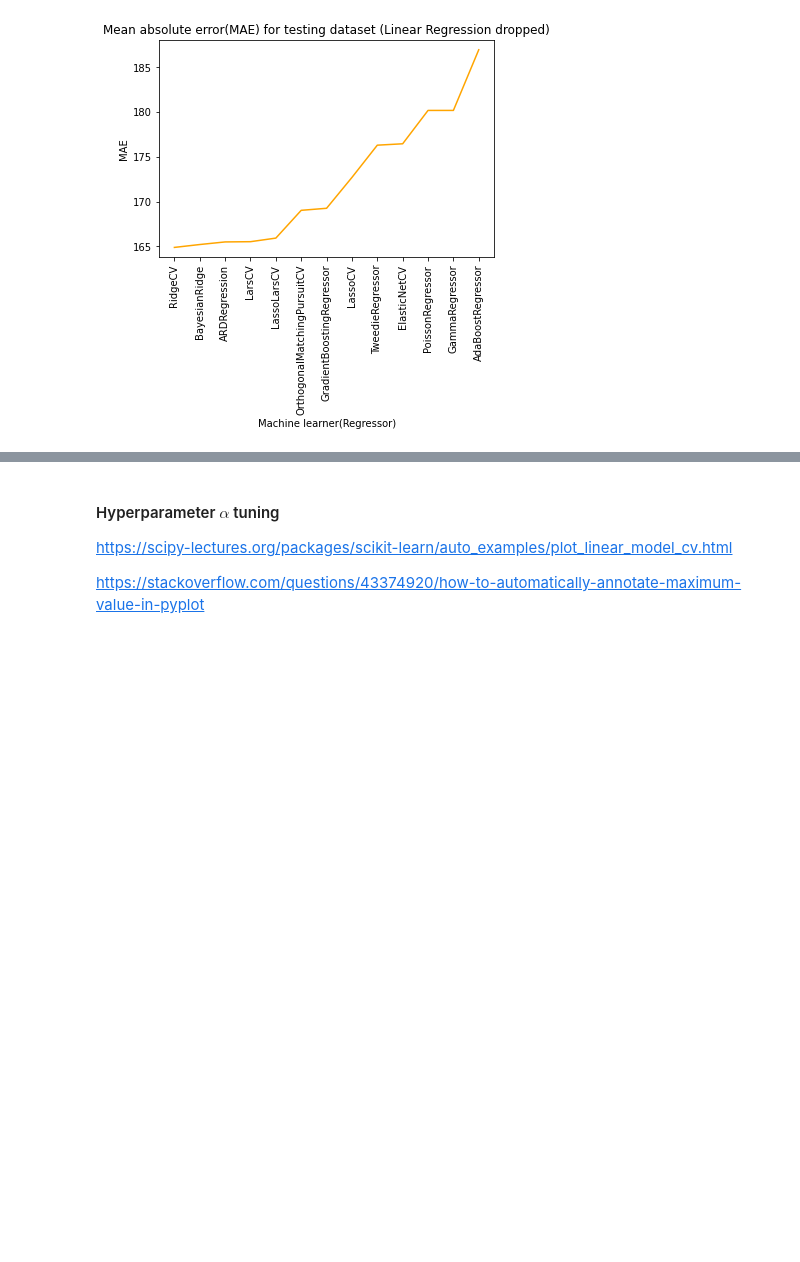
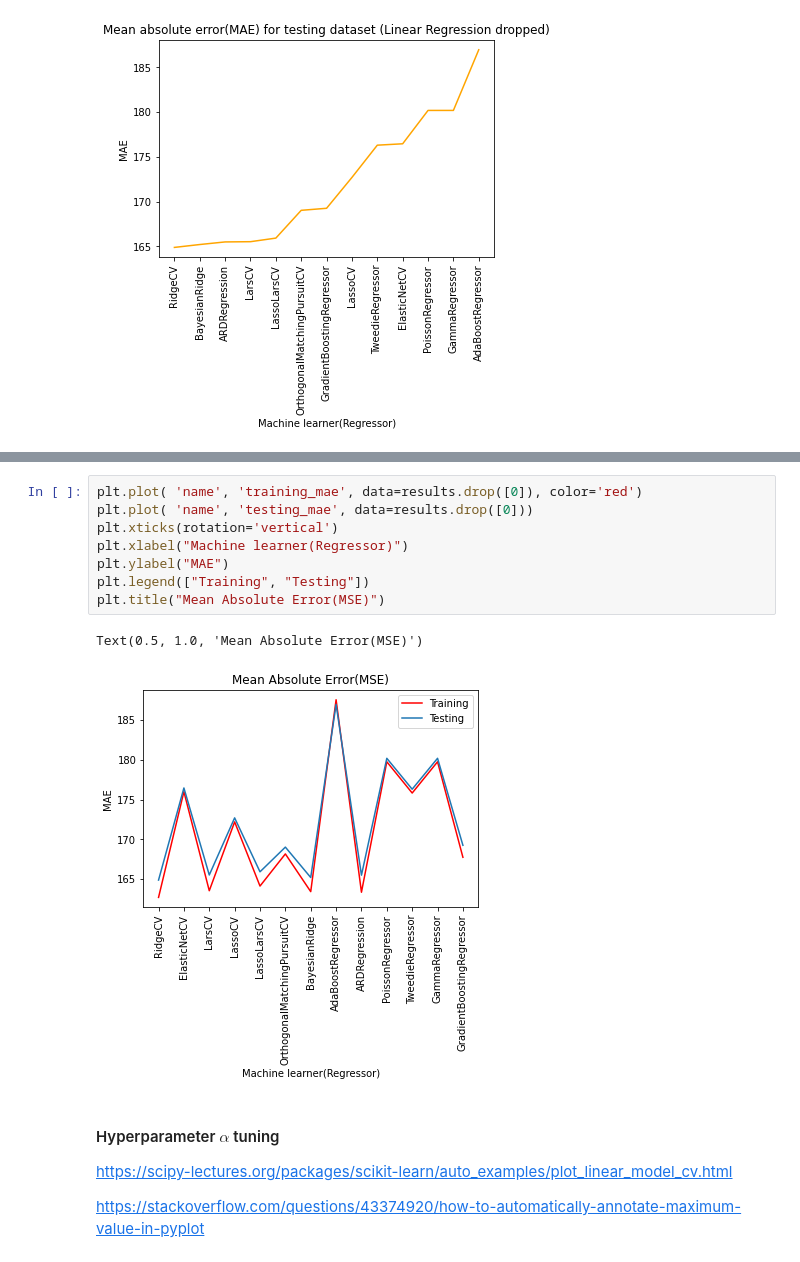
Before and after one commit to Lux040899/MAST30034-Team-Project, a Jupyter notebook: master.ipynb, the cells around one changed output, grey strips where cells are left out. Saved outputs shown, nothing was run; the diff lists cells and outputs as text; blank space fills up the shorter version.

```diff
--- a/master.ipynb
+++ b/master.ipynb
@@ -670,3 +703,14 @@ Text(0.5, 1.0, 'Mean absolute error(MAE) for testing dataset (Linear Regression
+# %%
+plt.plot( 'name', 'training_mae', data=results.drop([0]), color='red')
+plt.plot( 'name', 'testing_mae', data=results.drop([0]))
+plt.xticks(rotation='vertical')
+plt.xlabel("Machine learner(Regressor)")
+plt.ylabel("MAE")
+plt.legend(["Training", "Testing"])
+plt.title("Mean Absolute Error(MSE)")
+# %% [output]
+Text(0.5, 1.0, 'Mean Absolute Error(MSE)')
+[figure, added]
 # %% [markdown]
 #### Hyperparameter $\alpha$ tuning
 https://scipy-lectures.org/packages/scikit-learn/auto_examples/plot_linear_model_cv.html
```
Also changed, not shown: parts of 12 cells of this notebook, 7 other files.
